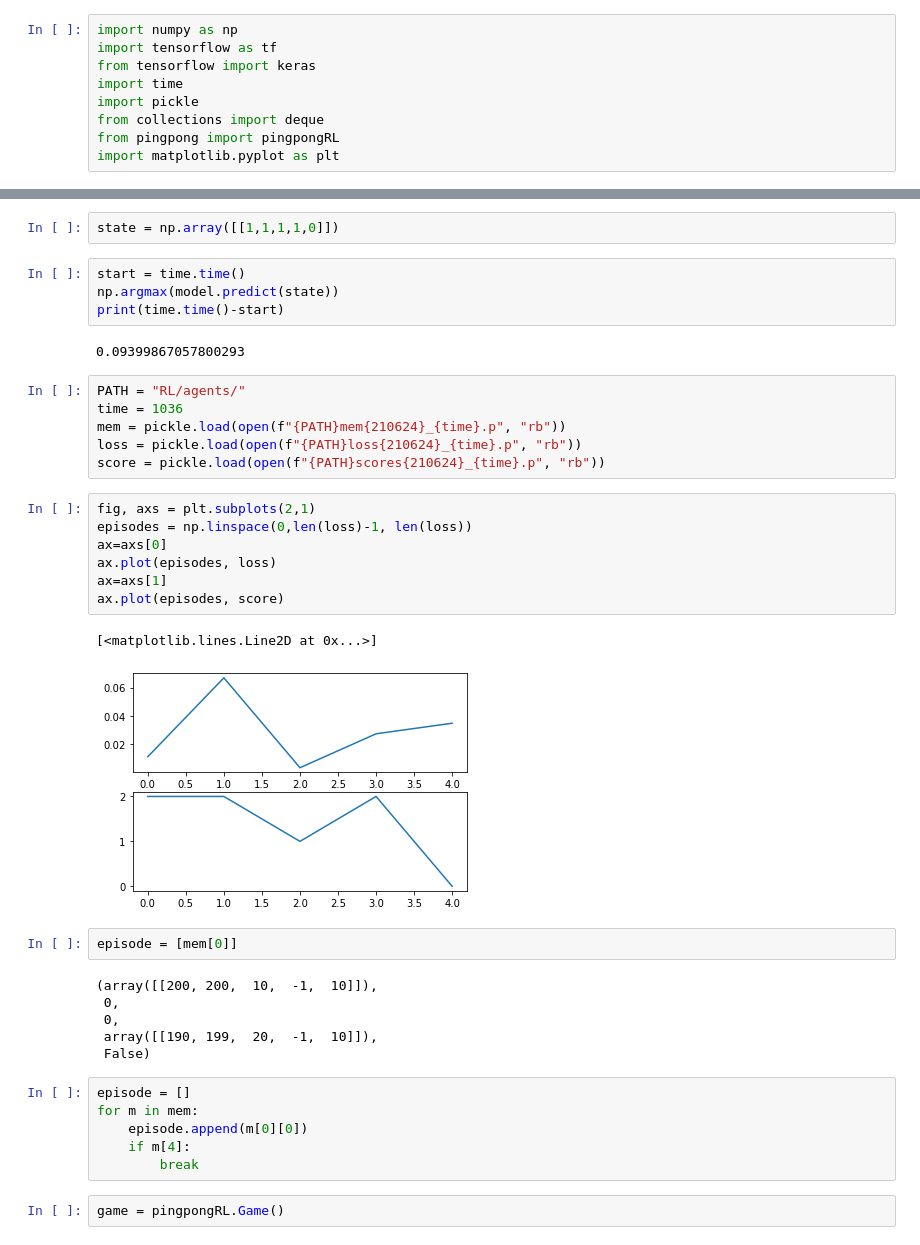
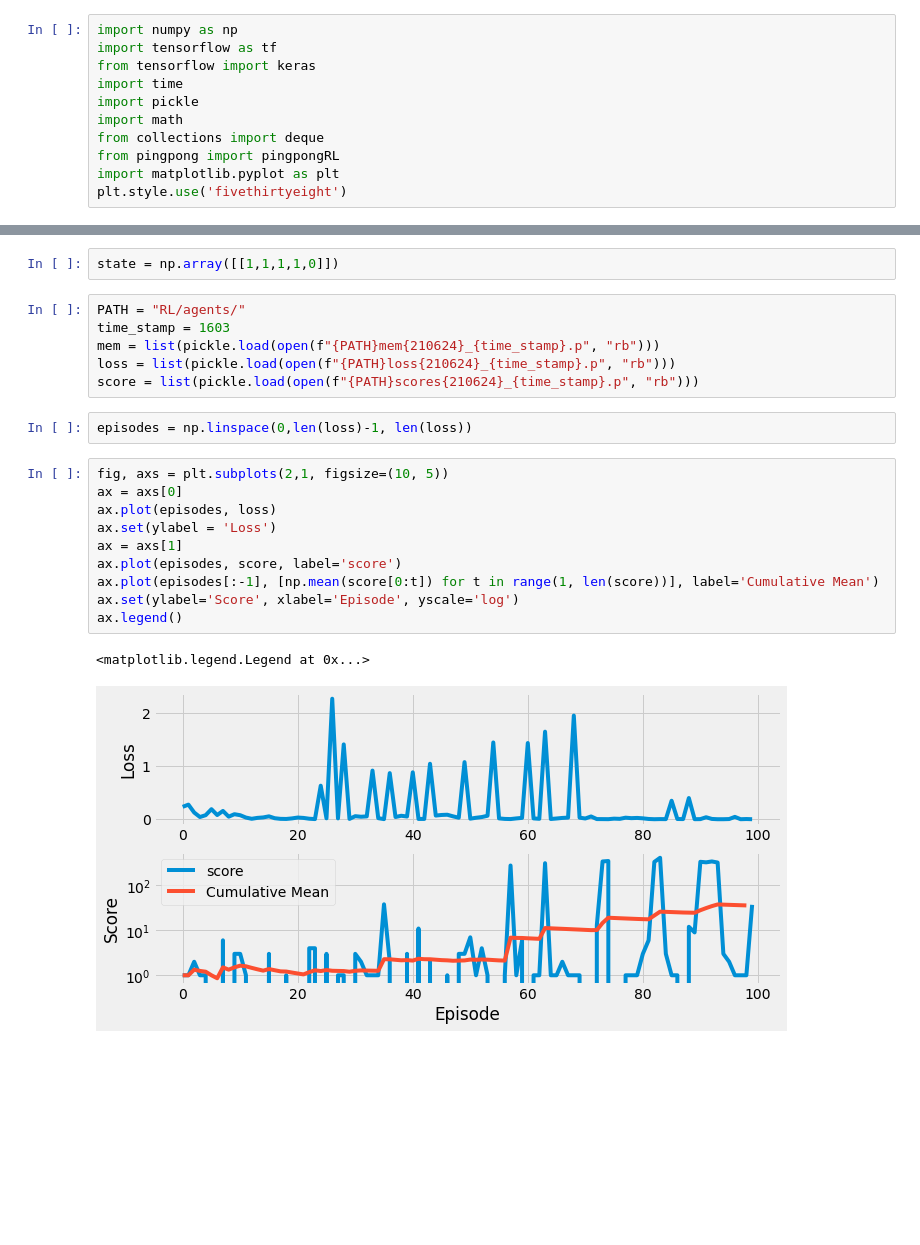
Before and after one commit to Tompolompo/pygame, a Jupyter notebook: workbook.ipynb, the cells around one changed output, grey strips where cells are left out. Cells and saved outputs as stored; diff of their text form; blank space fills up the shorter version.

Commit message:
update pingpong

```diff
--- a/workbook.ipynb
+++ b/workbook.ipynb
@@ -6,6 +6,8 @@ import tensorflow as tf
 from tensorflow import keras
 import time
 import pickle
+import math
 from collections import deque
 from pingpong import pingpongRL
 import matplotlib.pyplot as plt
+plt.style.use('fivethirtyeight')
@@ -22,41 +27,24 @@ loss = keras.losses.MeanSquaredError()
 model.compile(optimizer=optimizer, loss=loss)
 # %%
 state = np.array([[1,1,1,1,0]])
-# %%
-start = time.time()
-np.argmax(model.predict(state))
-print(time.time()-start)
-# %% [output]
-0.09399867057800293
 # %%
 PATH = "RL/agents/"
-time = 1036
-mem = pickle.load(open(f"{PATH}mem{210624}_{time}.p", "rb"))
-loss = pickle.load(open(f"{PATH}loss{210624}_{time}.p", "rb"))
-score = pickle.load(open(f"{PATH}scores{210624}_{time}.p", "rb"))
+time_stamp = 1603
+mem = list(pickle.load(open(f"{PATH}mem{210624}_{time_stamp}.p", "rb")))
+loss = list(pickle.load(open(f"{PATH}loss{210624}_{time_stamp}.p", "rb")))
+score = list(pickle.load(open(f"{PATH}scores{210624}_{time_stamp}.p", "rb")))
+# %%
+episodes = np.linspace(0,len(loss)-1, len(loss))
 # %%
-fig, axs = plt.subplots(2,1)
-episodes = np.linspace(0,len(loss)-1, len(loss))
-ax=axs[0]
+fig, axs = plt.subplots(2,1, figsize=(10, 5))
+ax = axs[0]
 ax.plot(episodes, loss)
-ax=axs[1]
-ax.plot(episodes, score)
+ax.set(ylabel = 'Loss')
+ax = axs[1]
+ax.plot(episodes, score, label='score')
+ax.plot(episodes[:-1], [np.mean(score[0:t]) for t in range(1, len(score))], label='Cumulative Mean')
+ax.set(ylabel='Score', xlabel='Episode', yscale='log')
+ax.legend()
 # %% [output]
-[<matplotlib.lines.Line2D at 0x...>]
+<matplotlib.legend.Legend at 0x...>
-[figure, old version]
+[figure, new version]
-# %%
-episode = [mem[0]]
-# %% [output]
-(array([[200, 200,  10,  -1,  10]]),
- 0,
- 0,
- array([[190, 199,  20,  -1,  10]]),
- False)
-# %%
-episode = []
-for m in mem:
-    episode.append(m[0][0])
-    if m[4]:
-        break
-# %%
-game = pingpongRL.Game()
```
Also changed, not shown: parts of 6 cells of this notebook, 23 other files.
